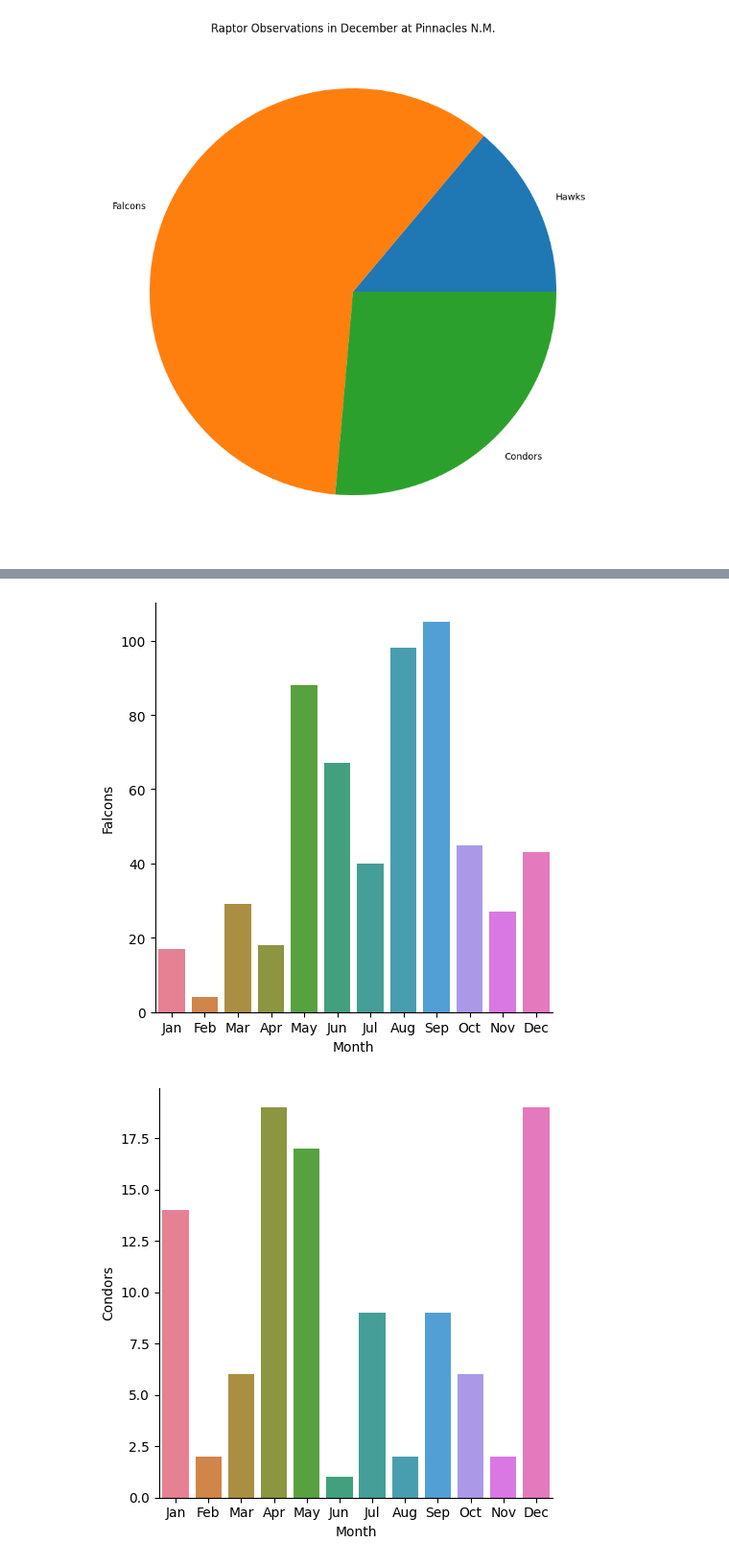
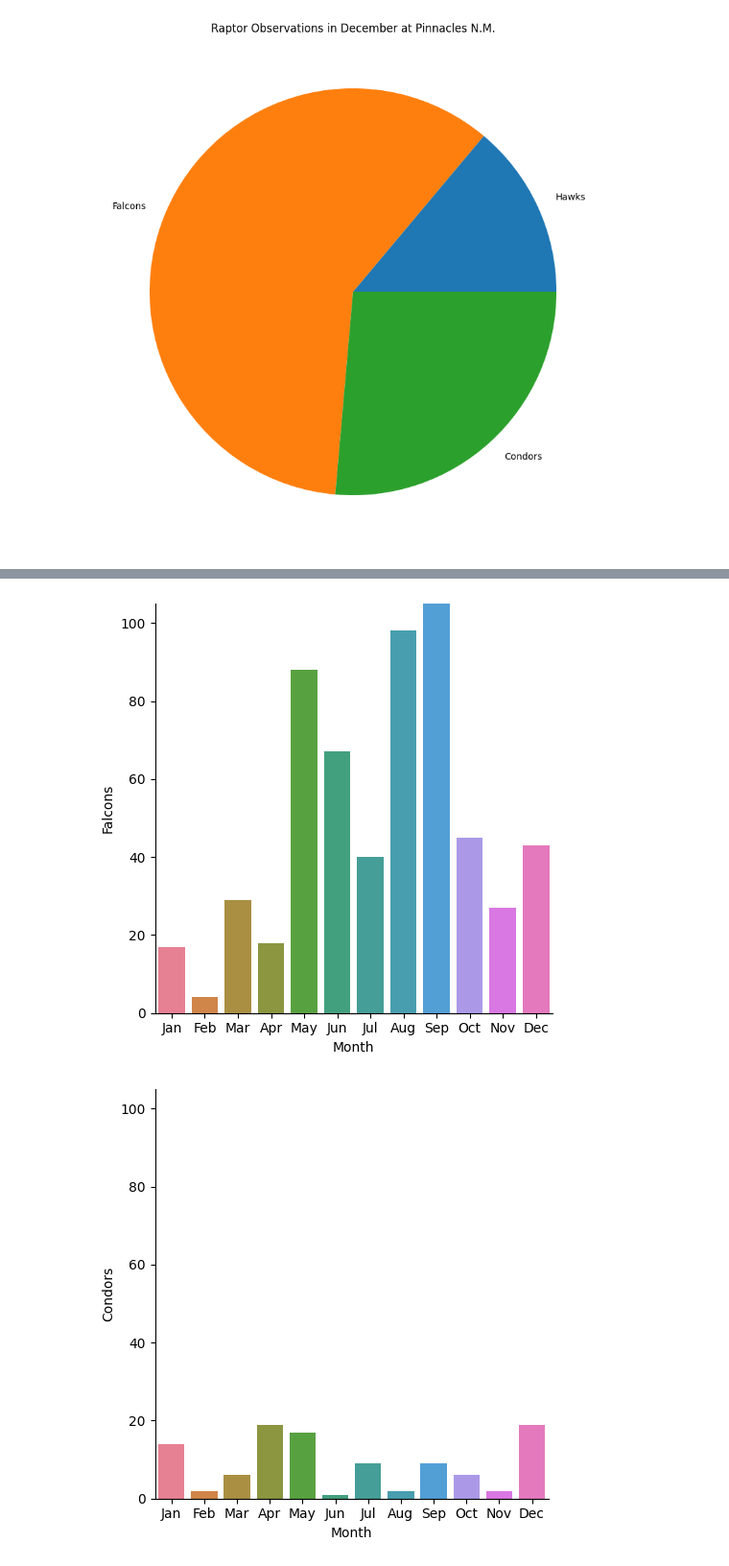
Before and after one commit to freecircuit/Advanced_GIS_TESC, a Jupyter notebook: Raptors.ipynb, the cells around one changed output, grey strips where cells are left out. Shown at 96% size. Saved outputs shown, nothing was run; the diff lists cells and outputs as text; code cells hidden in the pictures.

Commit message:
final edit charts

```diff
--- a/Raptors.ipynb
+++ b/Raptors.ipynb
@@ -105,6 +105,7 @@ plt.show()
 [figure]
 # %%
 import seaborn as sp
+from matplotlib.ticker import MaxNLocator
 
 #Seaborn has a categorical plotting method that is fairly easy to use
 #Make list of species columns for plotting
@@ -120,5 +121,7 @@ for sp in species:
         kind='bar',
         data=final_df
     )
+    #assign y axis to same values for each chart
+    plt.ylim(0, 105)
     plt.savefig(PROJECT / f"{sp}_Cat_BAR.png", dpi=300)
 # %% [output]
@@ -126,4 +129,4 @@ for sp in species:
-[figure, old version]
+[figure, new version]
-[figure, old version]
+[figure, new version]
 # %%
 import seaborn as sns
```
Also changed, not shown: parts of 2 cells of this notebook, 3 other files.
